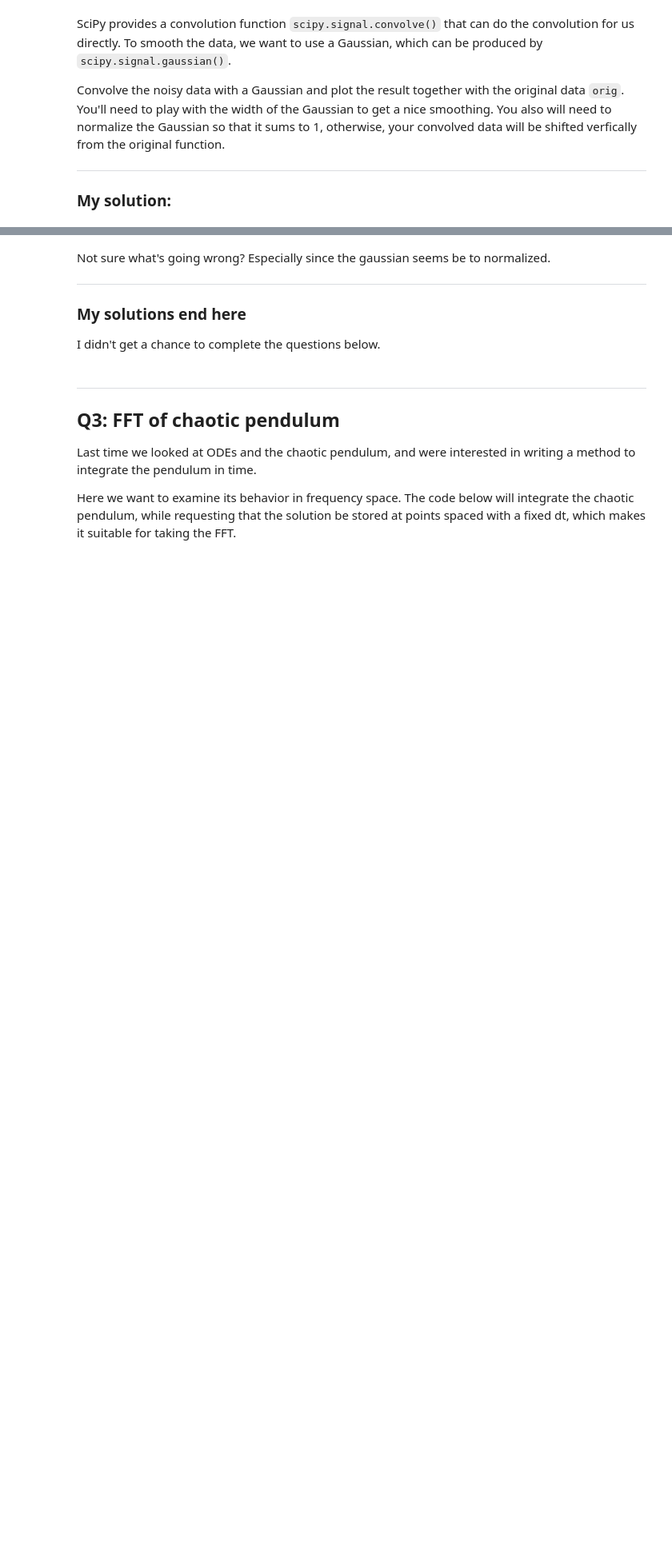
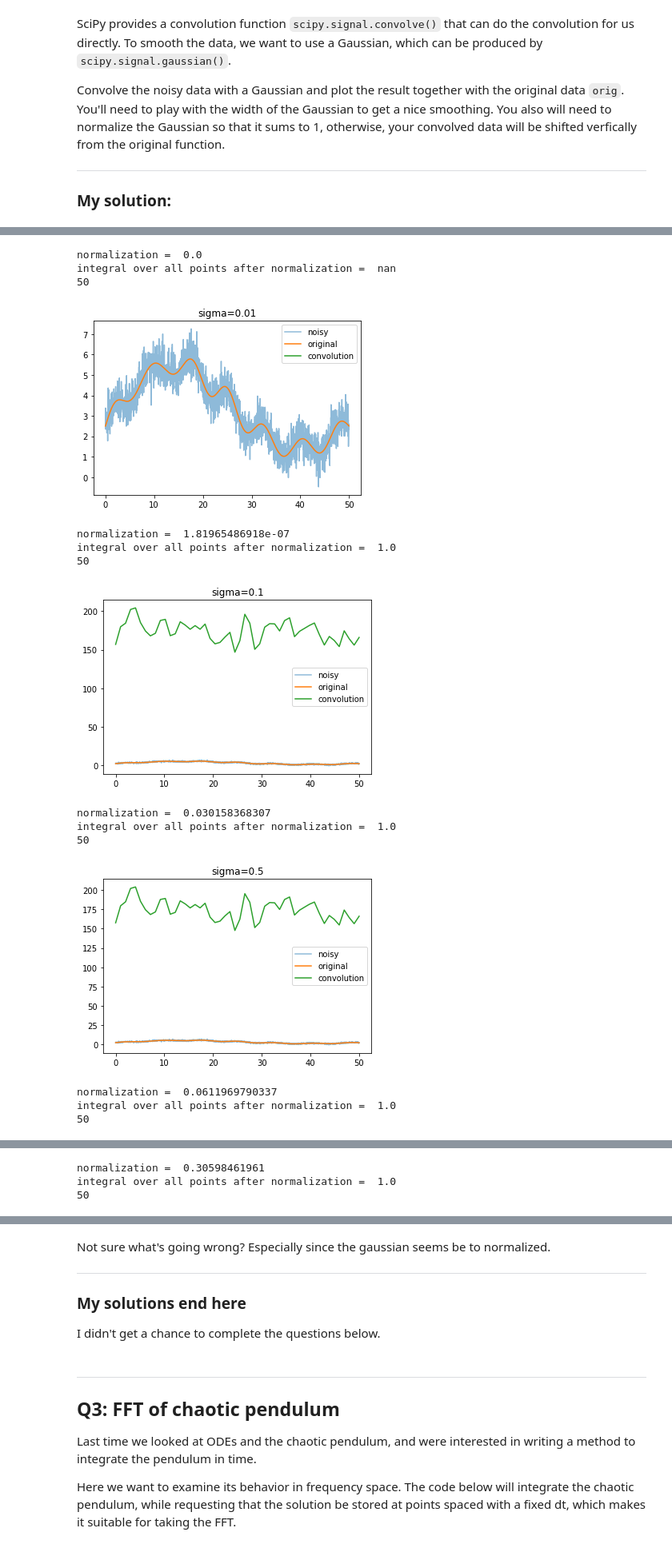
Before and after one commit to marivifs-teaching/test-repo-2021, a Jupyter notebook: amanda/amacinnis_scipy-exercises-2.ipynb, the cells around one changed output, grey strips where cells are left out. Shown at 80% size. Cells and saved outputs as stored; diff of their text form; code cells hidden in the pictures; blank space fills up the shorter version.

```diff
--- a/amanda/amacinnis_scipy-exercises-2.ipynb
+++ b/amanda/amacinnis_scipy-exercises-2.ipynb
@@ -193,0 +195,40 @@ plt.show()
+# %%
+# get the gaussian window
+for sigma in [0.01, 0.1, 0.5, 1., 5., 10., 50., 100., 500., 1000., 2000.]:
+    gauss = signal.gaussian(50,sigma)#, sym=False)
+
+
+    # need to normalize the window - integrate it from xmin to xmax
+    normalization = integrate.simps(gauss, dx=x[1]-x[0])
+    gauss /= normalization
+    print("normalization = ", normalization)
+    print("integral over all points after normalization = ", integrate.simps(gauss, dx=x[1]-x[0]))
+
+    # do the convolution
+    convolution = signal.convolve(gauss, noisy, mode='same')
+    xvals = np.linspace(x[0], x[-1], len(convolution))
+    print(len(convolution))
+
+    fig, ax = plt.subplots()
+    ax.set_title("sigma={}".format(sigma))
+    ax.plot(x, noisy, label="noisy", alpha=0.5)
+    ax.plot(x, orig, label="original")
+    ax.plot(xvals, convolution, label="convolution")
+    ax.legend()
+    plt.show()
+# %% [output]
+normalization =  0.0
+integral over all points after normalization =  nan
+50
+[figure, added]
+normalization =  1.81965486918e-07
+integral over all points after normalization =  1.0
+50
+[figure, added]
+normalization =  0.030158368307
+integral over all points after normalization =  1.0
+50
+[figure, added]
+normalization =  0.0611969790337
+integral over all points after normalization =  1.0
+50
@@ -193,0 +236,3 @@ plt.show()
+normalization =  0.30598461961
+integral over all points after normalization =  1.0
+50
```
Also changed, not shown: parts of 34 cells of this notebook.
